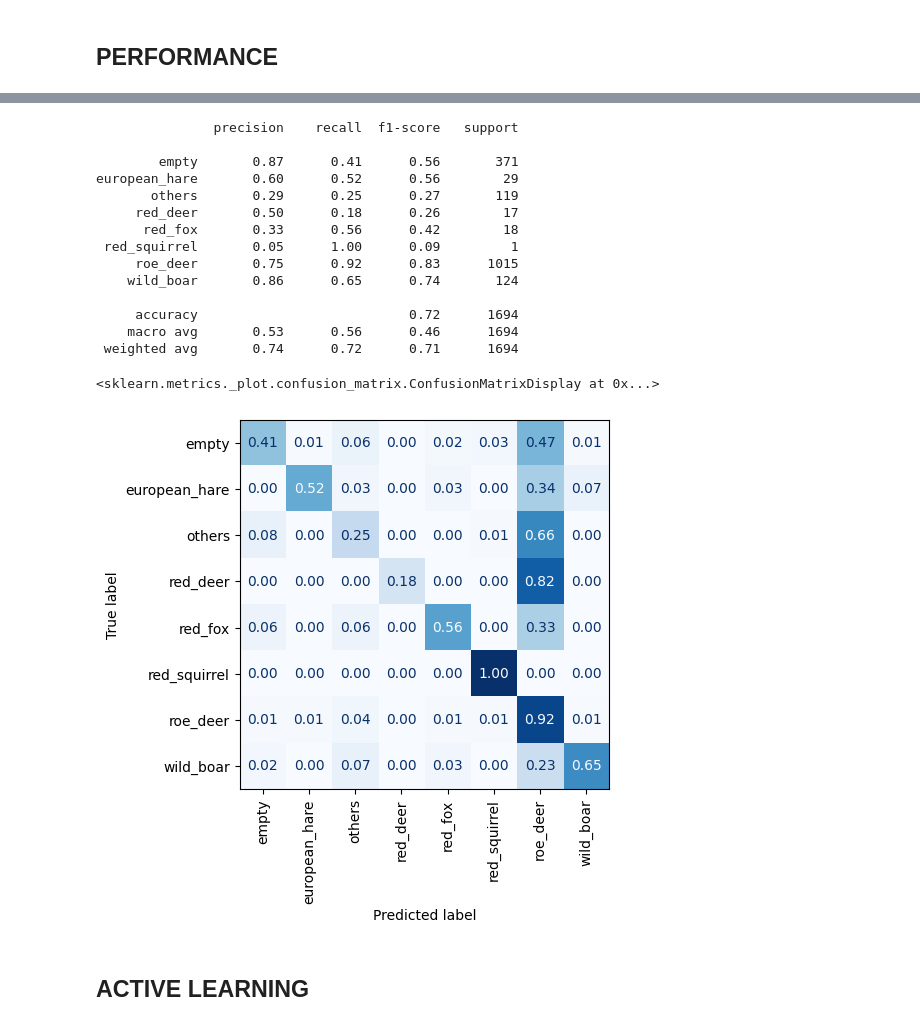
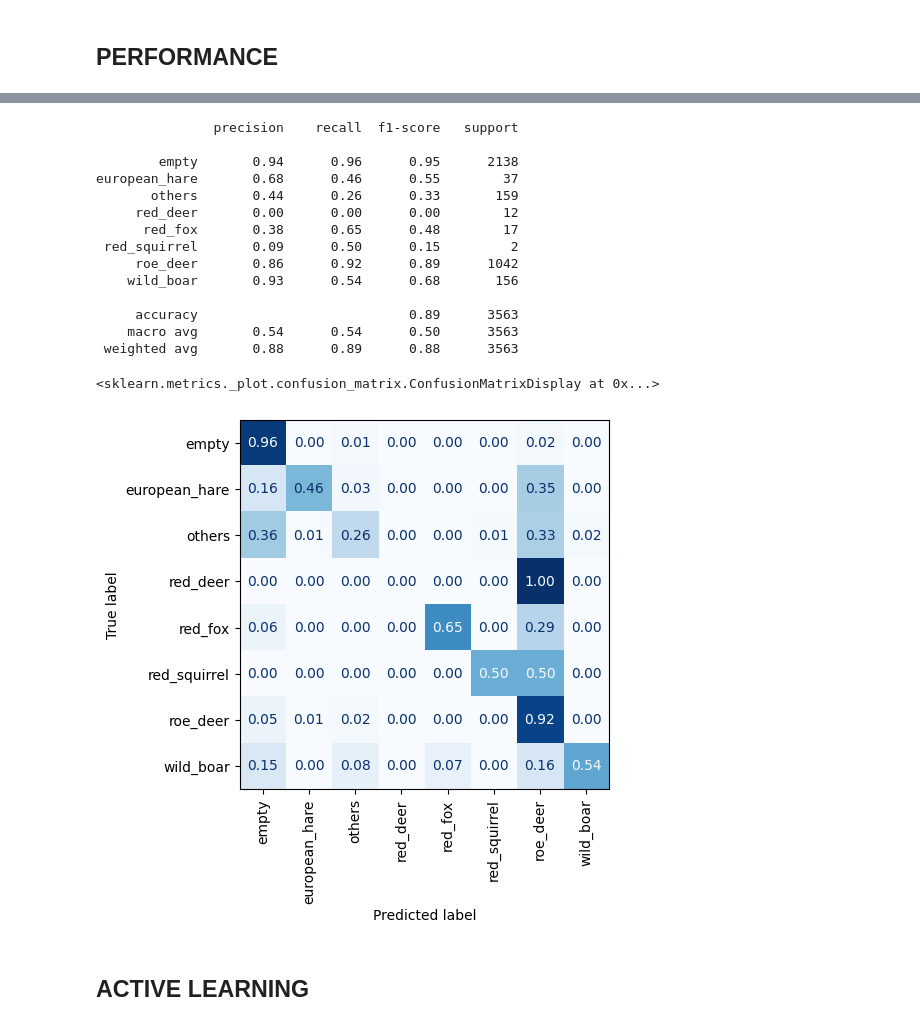
Before and after one commit to slds-lmu/wildlife-experiments, a Jupyter notebook: results_light.ipynb, the cells around one changed output, grey strips where cells are left out. Drawn from its saved outputs; the diff is of its cells as text; code cells hidden in the pictures.

```diff
--- a/results_light.ipynb
+++ b/results_light.ipynb
@@ -43,5 +43,6 @@ CONFMAT_ARGS = {
 # ]
 # FILES_INSAMPLE = [os.path.join(RESULTDIR, f) for f in os.listdir(RESULTDIR) if 'insample_test' in f]
 # RESULTS_INSAMPLE = [load_pickle(f) for f in FILES_INSAMPLE]
-# THRESHOLDS = [0, 0.3, 0.5, 0.7, 0.9]
-THRESHOLDS = [0.1]
+THRESHOLDS = [0.3, 0.5, 0.7, 0.9]
+OUR_THRESH = 0.5
+# THRESHOLDS = [0.1]
@@ -64,6 +70,7 @@ def average_results(dict_list_preds, list_truth):
     return reduce(np.add, ordered_arrays) / len(dict_list_preds), ordered_lists[0]
 # %%
 results_insample_avg = {}
+results_oosample_avg = {}
 for idx, t in enumerate(THRESHOLDS):
     results_t = [load_pickle(f) for f in FILES_INSAMPLE[idx]]
 #     results_t = [r[t] for r in RESULTS_INSAMPLE]
@@ -85,6 +92,22 @@ for idx, t in enumerate(THRESHOLDS):
             }
         }
     )
+results_oos = [load_pickle(f) for f in FILES_OOSAMPLE]
+preds_imgs_clf, truth_imgs_clf = average_results(
+    [r['preds_imgs_clf'] for r in results_oos], [r['truth_imgs_clf'] for r in results_oos]
+)
+preds_imgs_ppl, truth_imgs_ppl = average_results(
+    [r['preds_imgs_ppl'] for r in results_oos], [r['truth_imgs_ppl'] for r in results_oos]
+)
+results_oosample_avg.update(
+    {
+        'preds_imgs_clf': preds_imgs_clf,
+        'preds_imgs_ppl': preds_imgs_ppl,
+        'truth_imgs_clf': truth_imgs_clf,
+        'truth_imgs_ppl': truth_imgs_ppl
+
+    }
+)
 # %%
 # RESULTS_INSAMPLE_TEST_01 = load_pickle('results/202303010719_insample_test.pkl')
 # RESULTS_INSAMPLE_VAL_01 = load_pickle('results/202303010719_insample_test.pkl')
@@ -231,3 +213,23 @@ rows_oos_multiclass.append(
+# %%
+result_ours = results_oosample_avg
+y_true = result_ours['truth_imgs_ppl']
+y_pred = [np.argmax(v) for v in result_ours['preds_imgs_ppl']]
+report_dict = classification_report(
+    y_true=y_true,
+    y_pred=y_pred,
+    target_names=list(LABEL_MAP.keys()),
+    output_dict=True,
+    zero_division=0
+)
+rows_oos_multiclass = []
+rows_oos_multiclass.append(
+    [
+        report_dict['accuracy'],
+        report_dict['weighted avg']['precision'],
+        report_dict['weighted avg']['recall'],
+        report_dict['weighted avg']['f1-score']
+    ]
+)
 # %%
 df_oos_multiclass = pd.DataFrame(
     rows_oos_multiclass,
@@ -244,30 +246,31 @@ df_multiclass.drop(['threshold'], axis=1)  # Table 5
 # %%
 print(  # Figure 5
     classification_report(
         y_true=y_true,
         y_pred=y_pred,
-        target_names=list(LABEL_MAP.keys())
+        target_names=list(LABEL_MAP.keys()),
+        zero_division=0
     )
 
 )
 ConfusionMatrixDisplay.from_predictions(y_true=y_true, y_pred=y_pred, **CONFMAT_ARGS)
 # %% [output]
                precision    recall  f1-score   support
 
-        empty       0.87      0.41      0.56       371
-european_hare       0.60      0.52      0.56        29
-       others       0.29      0.25      0.27       119
-     red_deer       0.50      0.18      0.26        17
-      red_fox       0.33      0.56      0.42        18
- red_squirrel       0.05      1.00      0.09         1
-     roe_deer       0.75      0.92      0.83      1015
-    wild_boar       0.86      0.65      0.74       124
+        empty       0.94      0.96      0.95      2138
+european_hare       0.68      0.46      0.55        37
+       others       0.44      0.26      0.33       159
+     red_deer       0.00      0.00      0.00        12
+      red_fox       0.38      0.65      0.48        17
+ red_squirrel       0.09      0.50      0.15         2
+     roe_deer       0.86      0.92      0.89      1042
+    wild_boar       0.93      0.54      0.68       156
 
-     accuracy                           0.72      1694
-    macro avg       0.53      0.56      0.46      1694
- weighted avg       0.74      0.72      0.71      1694
+     accuracy                           0.89      3563
+    macro avg       0.54      0.54      0.50      3563
+ weighted avg       0.88      0.89      0.88      3563
 <sklearn.metrics._plot.confusion_matrix.ConfusionMatrixDisplay at 0x...>
-[figure, old version]
+[figure, new version]
 # %% [markdown]
 ## ACTIVE LEARNING
 # %%
```
Also changed, not shown: parts of 10 cells of this notebook, 39 other files.
